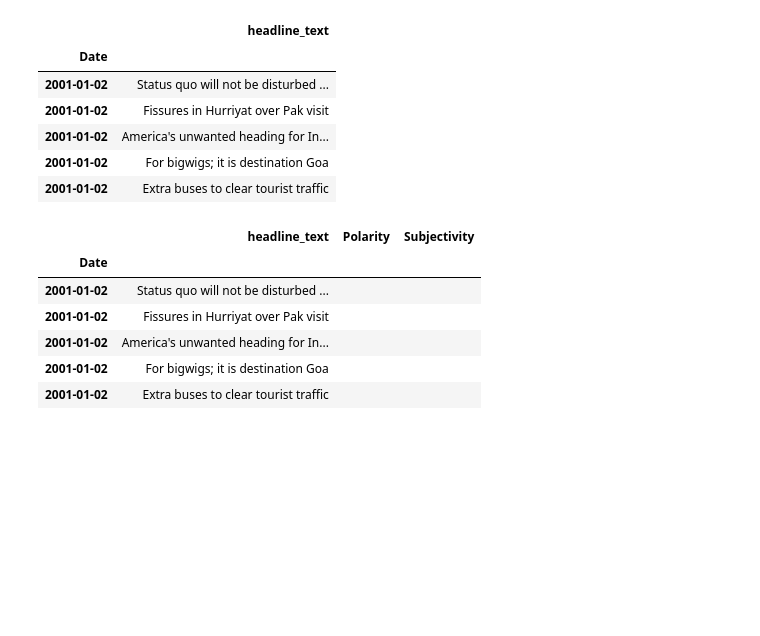
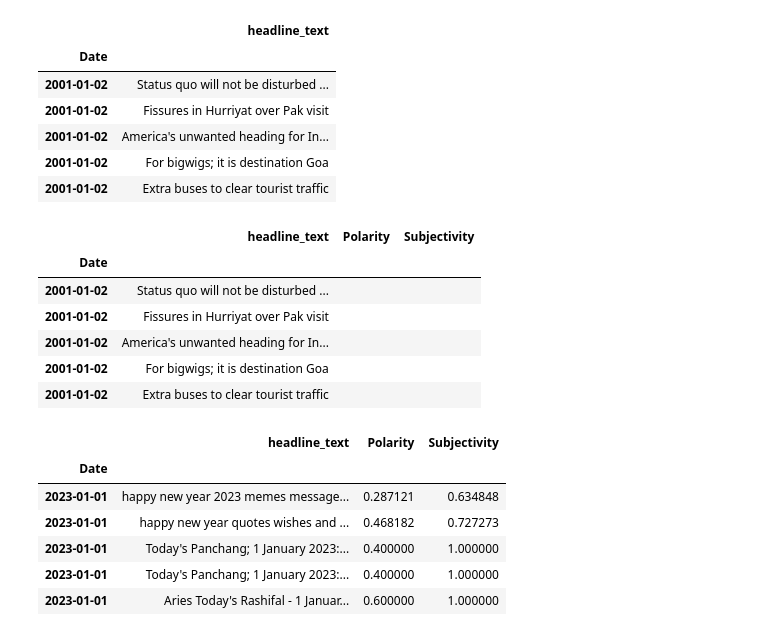
Before and after one commit to hossaintaufiq/StockPricePrediction, a Jupyter notebook: Stock_Price_Prediction.ipynb, the cells around one changed output. Saved outputs shown, nothing was run; the diff lists cells and outputs as text; code cells hidden in the pictures; blank space fills up the shorter version.

```diff
--- a/Stock_Price_Prediction.ipynb
+++ b/Stock_Price_Prediction.ipynb
@@ -404,3 +404,13 @@ news_2020['Subjectivity'] = news_2020['headline_text'].apply(sentiment).apply(la
 news_2021['Subjectivity'] = news_2021['headline_text'].apply(sentiment).apply(lambda x: x[1])
 news_2022['Subjectivity'] = news_2022['headline_text'].apply(sentiment).apply(lambda x: x[1])
 news_2023['Subjectivity'] = news_2023['headline_text'].apply(sentiment).apply(lambda x: x[1])
+# %%
+news_2023.head()
+# %% [output]
+|  | headline_text | Polarity | Subjectivity |
+| Date |  |  |  |
+| 2023-01-01 | happy new year 2023 memes message... | 0.287121 | 0.634848 |
+| 2023-01-01 | happy new year quotes wishes and ... | 0.468182 | 0.727273 |
+| 2023-01-01 | Today's Panchang; 1 January 2023:... | 0.400000 | 1.000000 |
+| 2023-01-01 | Today's Panchang; 1 January 2023:... | 0.400000 | 1.000000 |
+| 2023-01-01 | Aries Today's Rashifal - 1 Januar... | 0.600000 | 1.000000 |
```
Also changed, not shown: parts of 8 cells of this notebook, 1 other file.
